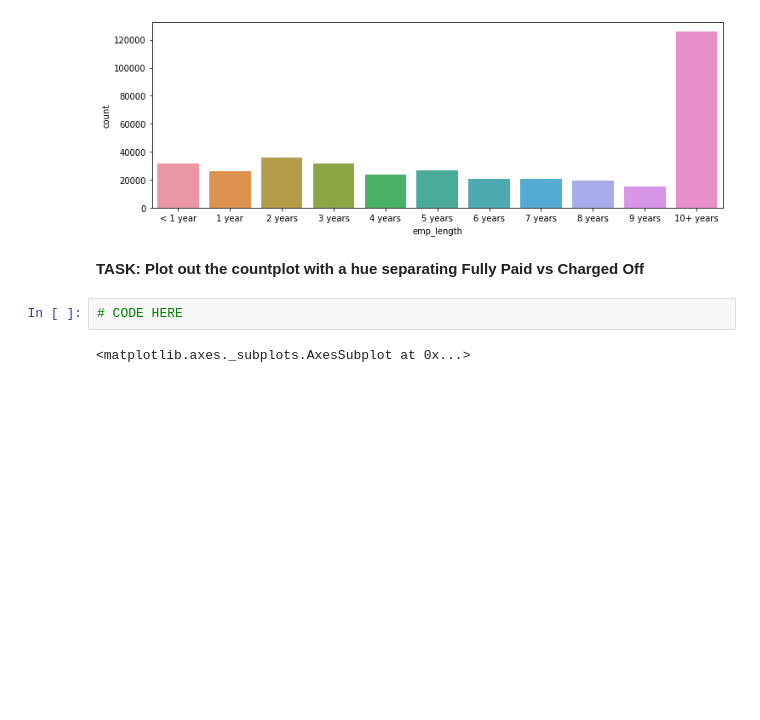
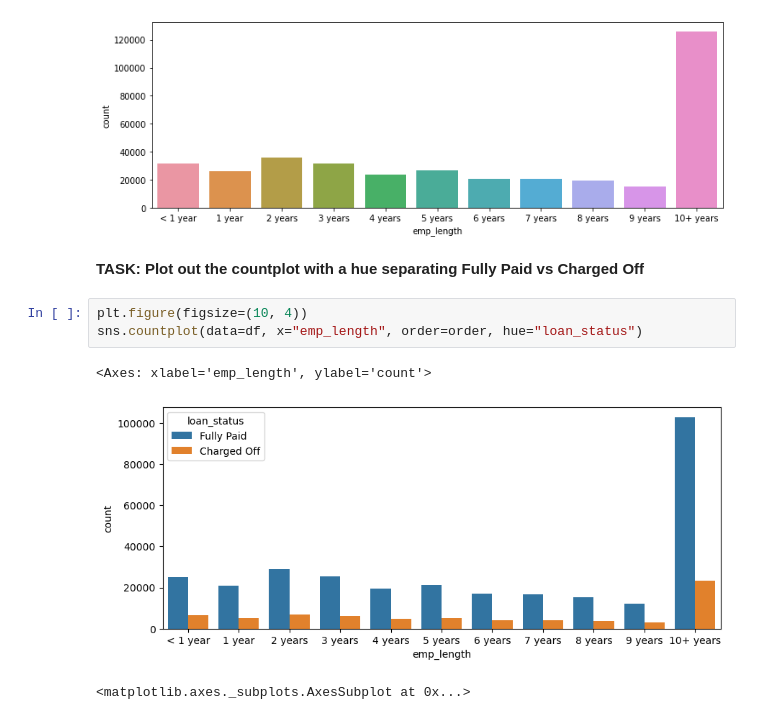
Before and after one commit to Sergio-Rosas/data-science-notes, a Jupyter notebook: Refactored_Py_DS_ML_Bootcamp-master/22-Deep Learning/TensorFlow_FILES/ANNs/03-Keras-Project-Exercise.ipynb, the cells around one changed output. Drawn from its saved outputs; the diff is of its cells as text; blank space fills up the shorter version.

```diff
--- a/Refactored_Py_DS_ML_Bootcamp-master/22-Deep Learning/TensorFlow_FILES/ANNs/03-Keras-Project-Exercise.ipynb
+++ b/Refactored_Py_DS_ML_Bootcamp-master/22-Deep Learning/TensorFlow_FILES/ANNs/03-Keras-Project-Exercise.ipynb
@@ -727,8 +727,12 @@ sns.countplot(data=df, x="emp_length", order=order)
 [figure]
 # %% [markdown]
 **TASK: Plot out the countplot with a hue separating Fully Paid vs Charged Off**
-# %%
-# CODE HERE
+# %%
+plt.figure(figsize=(10, 4))
+sns.countplot(data=df, x="emp_length", order=order, hue="loan_status")
+# %% [output]
+<Axes: xlabel='emp_length', ylabel='count'>
+[figure, added]
 # %%
 # %% [output]
 <matplotlib.axes._subplots.AxesSubplot at 0x...>
```
Also changed, not shown: parts of 5 cells of this notebook, 1 other file.
